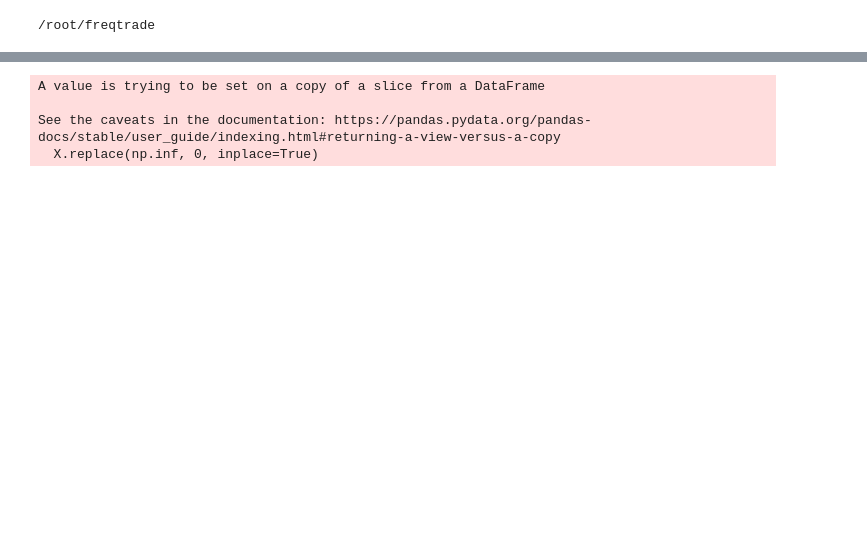
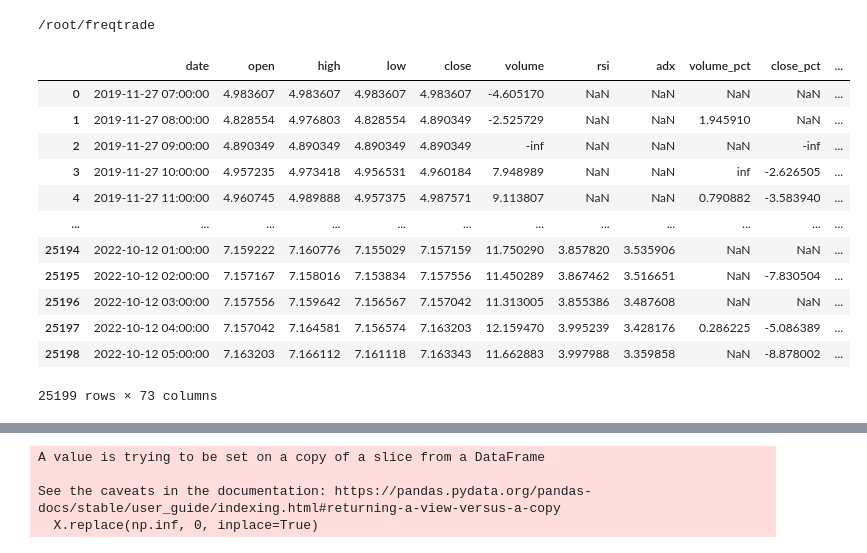
Before and after one commit to The0ps/handson-ml3, a Jupyter notebook: v1.ipynb, the cells around one changed output, grey strips where cells are left out. Saved outputs shown, nothing was run; the diff lists cells and outputs as text; code cells hidden in the pictures; blank space fills up the shorter version.

```diff
--- a/v1.ipynb
+++ b/v1.ipynb
@@ -61 +70,17 @@ for i in features_kmeans_dict_1bar:
+# %%
+numeric_df
+# %% [output]
+|  | date | open | high | low | close | volume | rsi | adx | volume_pct | close_pct | ... |
+| 0 | 2019-11-27 07:00:00 | 4.983607 | 4.983607 | 4.983607 | 4.983607 | -4.605170 | NaN | NaN | NaN | NaN | ... |
+| 1 | 2019-11-27 08:00:00 | 4.828554 | 4.976803 | 4.828554 | 4.890349 | -2.525729 | NaN | NaN | 1.945910 | NaN | ... |
+| 2 | 2019-11-27 09:00:00 | 4.890349 | 4.890349 | 4.890349 | 4.890349 | -inf | NaN | NaN | NaN | -inf | ... |
+| 3 | 2019-11-27 10:00:00 | 4.957235 | 4.973418 | 4.956531 | 4.960184 | 7.948989 | NaN | NaN | inf | -2.626505 | ... |
+| 4 | 2019-11-27 11:00:00 | 4.960745 | 4.989888 | 4.957375 | 4.987571 | 9.113807 | NaN | NaN | 0.790882 | -3.583940 | ... |
+| ... | ... | ... | ... | ... | ... | ... | ... | ... | ... | ... | ... |
+| 25194 | 2022-10-12 01:00:00 | 7.159222 | 7.160776 | 7.155029 | 7.157159 | 11.750290 | 3.857820 | 3.535906 | NaN | NaN | ... |
+| 25195 | 2022-10-12 02:00:00 | 7.157167 | 7.158016 | 7.153834 | 7.157556 | 11.450289 | 3.867462 | 3.516651 | NaN | -7.830504 | ... |
+| 25196 | 2022-10-12 03:00:00 | 7.157556 | 7.159642 | 7.156567 | 7.157042 | 11.313005 | 3.855386 | 3.487608 | NaN | NaN | ... |
+| 25197 | 2022-10-12 04:00:00 | 7.157042 | 7.164581 | 7.156574 | 7.163203 | 12.159470 | 3.995239 | 3.428176 | 0.286225 | -5.086389 | ... |
+| 25198 | 2022-10-12 05:00:00 | 7.163203 | 7.166112 | 7.161118 | 7.163343 | 11.662883 | 3.997988 | 3.359858 | NaN | -8.878002 | ... |
+25199 rows × 73 columns
 # %%
```
Also changed, not shown: parts of 15 cells of this notebook, 1 other file.
